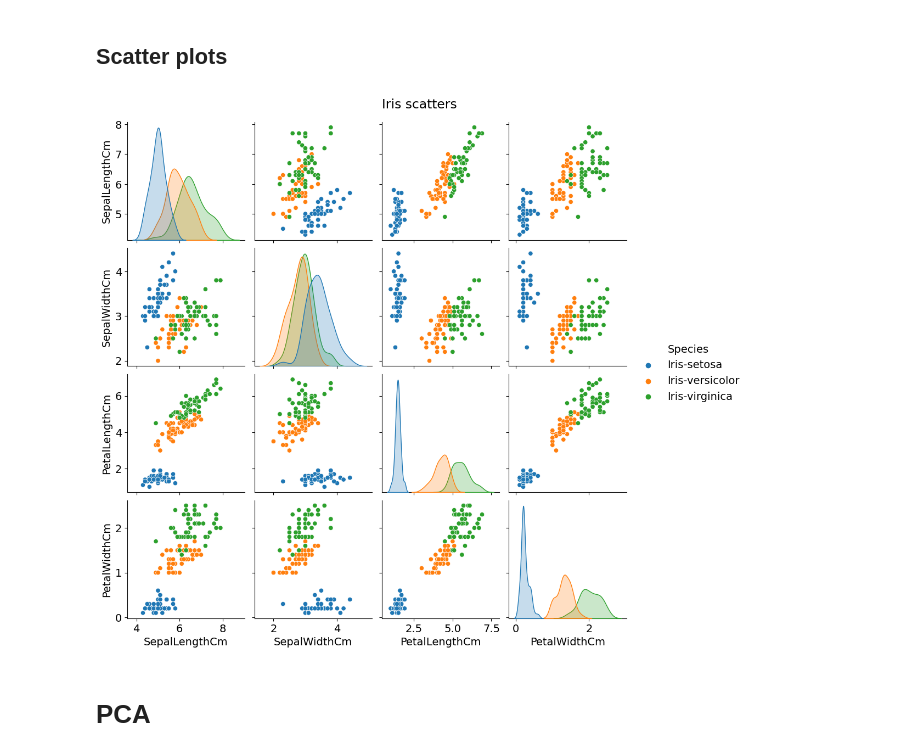
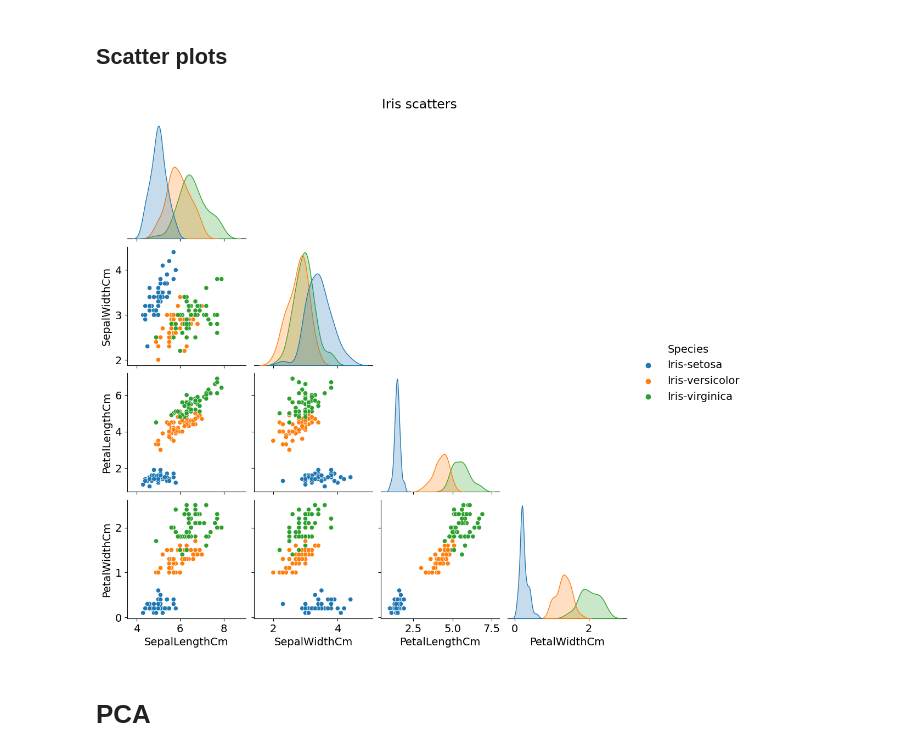
Before and after one commit to bitwalk123/MyNotebook, a Jupyter notebook: iris_PCA_py.ipynb, the cells around one changed output. Cells and saved outputs as stored; diff of their text form; code cells hidden in the pictures.

```diff
--- a/iris_PCA_py.ipynb
+++ b/iris_PCA_py.ipynb
@@ -41,13 +41,13 @@ col_y Species
 # %% [markdown]
 ## Scatter plots
 # %%
-g = sns.pairplot(df, hue=col_y)
+g = sns.pairplot(df, hue=col_y, corner=True)
 g.fig.suptitle('Iris scatters', y=1.02)
 
 plt.savefig('iris_01_scatter.png')
 plt.show()
 # %% [output]
-[figure, old version]
+[figure, new version]
 # %% [markdown]
 # PCA
 # %% [markdown]
```
Also changed, not shown: parts of 5 cells of this notebook, 2 other files.
